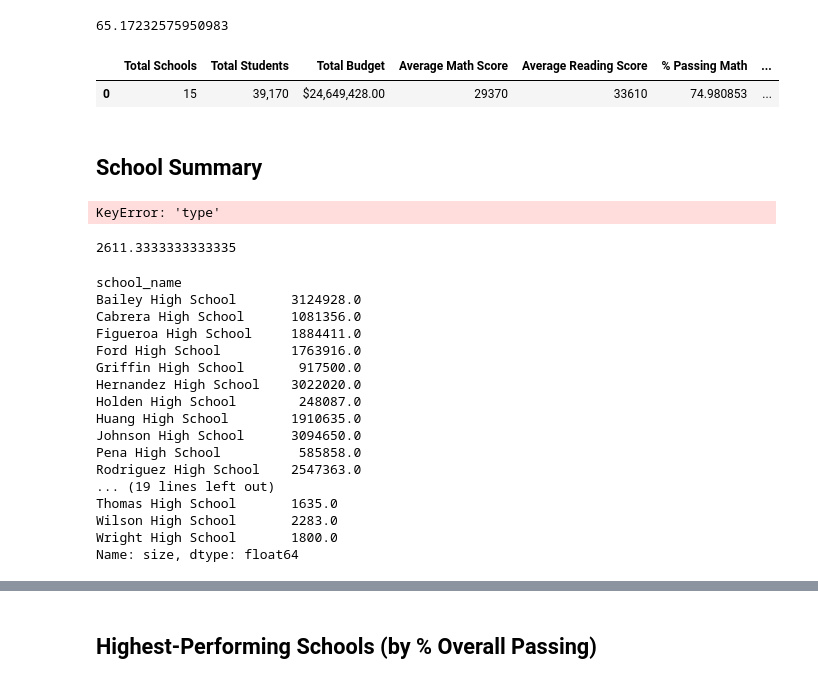
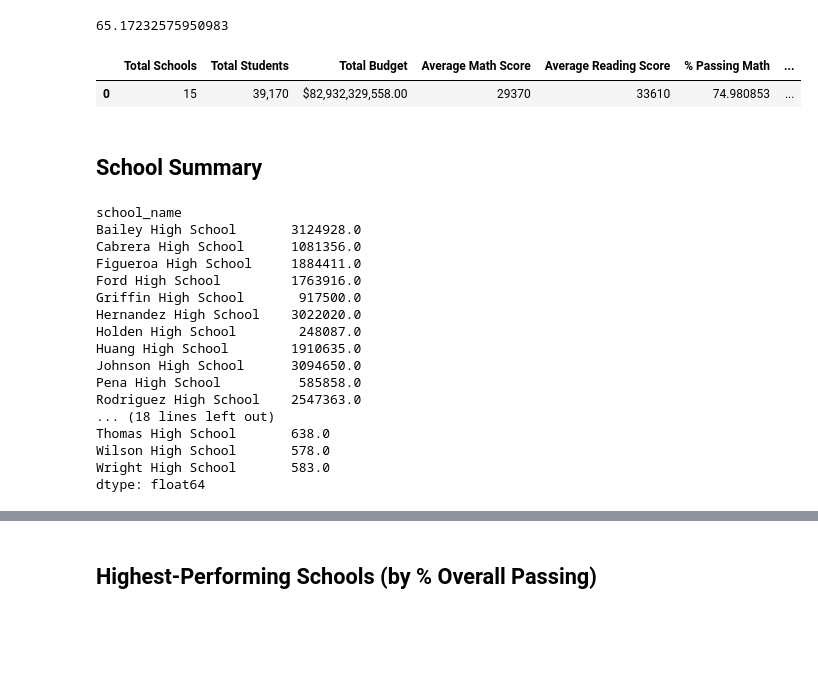
Before and after one commit to SamSchultz-bit/pandas-challenge, a Jupyter notebook: PyCitySchools/PyCitySchools_starter.ipynb, the cells around one changed output, grey strips where cells are left out. Saved outputs shown, nothing was run; the diff lists cells and outputs as text; code cells hidden in the pictures; blank space fills up the shorter version.

```diff
--- a/PyCitySchools/PyCitySchools_starter.ipynb
+++ b/PyCitySchools/PyCitySchools_starter.ipynb
@@ -31,18 +31,18 @@ school_data_complete.head()
 ## District Summary
 # %%
 # Calculate the total number of unique schools
-school_count = school_data['school_name'].nunique()
+school_count = school_data_complete['school_name'].nunique()
 school_count
 # %% [output]
 15
 # %%
 # Calculate the total number of students
-student_count = student_data['student_name'].count()
+student_count = school_data_complete['student_name'].count()
 student_count
 # %% [output]
 39170
 # %%
 # Calculate the total budget
-total_budget = school_data['budget'].sum()
+total_budget = school_data_complete['budget'].sum()
 total_budget
 # %% [output]
@@ -84,41 +84,40 @@ overall_passing_rate
 65.17232575950983
 # %%
 # Create a high-level snapshot of the district's key metrics in a DataFrame
-district_summary = pd.DataFrame({"Total Schools" : school_count, "Total Students" : student_count, "Total Budget" : total_budget,
-            "Average Math Score" : passing_math_count, "Average Reading Score" : passing_reading_count, "% Passing Math" : passing_math_percentage,
-            "% Passing Reading" : passing_reading_percentage, "% Passing Overall" : overall_passing_rate}, index=[0])
+district_summary = pd.DataFrame({"Total Schools" : school_count,
+                    "Total Students" : student_count,
+                    "Total Budget" : total_budget,
+                    "Average Math Score" : passing_math_count,
+                    "Average Reading Score" : passing_reading_count,
+                    "% Passing Math" : passing_math_percentage,
+                    "% Passing Reading" : passing_reading_percentage,
+                    "% Passing Overall" : overall_passing_rate}, index=[0])
 
 
 # Formatting
 district_summary["Total Students"] = district_summary["Total Students"].map("{:,}".format)
 district_summary["Total Budget"] = district_summary["Total Budget"].map("${:,.2f}".format)
 
 # Display the DataFrame
 district_summary
 # %% [output]
 |  | Total Schools | Total Students | Total Budget | Average Math Score | Average Reading Score | % Passing Math | ... |
-| 0 | 15 | 39,170 | $24,649,428.00 | 29370 | 33610 | 74.980853 | ... |
+| 0 | 15 | 39,170 | $82,932,329,558.00 | 29370 | 33610 | 74.980853 | ... |
 # %% [markdown]
 ## School Summary
 # %%
 # Use the code provided to select all of the school types
-school_types = school_data_complete["school_name"]["type"]
-school_types
+school_types = school_data.set_index(["school_name"])["type"]
-# %% [output]
-KeyError: 'type'
 # %%
 # Calculate the total student count per school
-per_school_counts = school_data_complete.groupby(["school_name"]).value_counts()["budget"]
-per_school_counts
+per_school_counts = per_school_counts = school_data_complete.groupby('school_name').size()
-# %% [output]
-2611.3333333333335
 # %%
 # Calculate the total school budget and per capita spending per school
-per_school_budget = school_data_complete.groupby(["school_name"]).mean()["budget"]
-per_school_capita = school_data_complete.groupby(["school_name"]).mean()["size"]
-print(per_school_budget)
-print(" ")
-print(per_school_capita)
+budget_per_school = school_data_complete.groupby(["school_name"])["budget"].mean(numeric_only=True)
+budget_per_student = budget_per_school / per_school_counts
+
+print(budget_per_school)
+print(budget_per_student)
 # %% [output]
 school_name
 Bailey High School       3124928.0
@@ -132,10 +131,10 @@ Huang High School        1910635.0
 Johnson High School      3094650.0
 Pena High School          585858.0
 Rodriguez High School    2547363.0
-... (19 lines left out)
-Thomas High School       1635.0
-Wilson High School       2283.0
-Wright High School       1800.0
-Name: size, dtype: float64
+... (18 lines left out)
+Thomas High School       638.0
+Wilson High School       578.0
+Wright High School       583.0
+dtype: float64
 # %%
 # Calculate the average test scores per school
```
Also changed, not shown: parts of 19 cells of this notebook.
